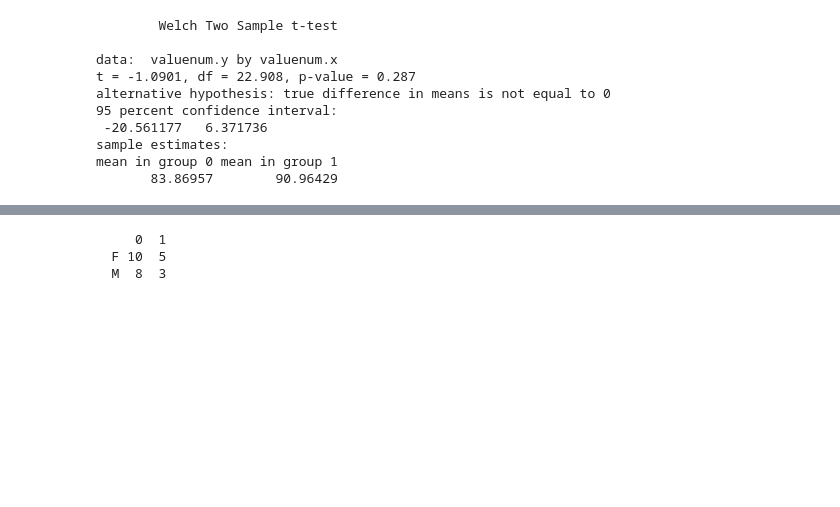
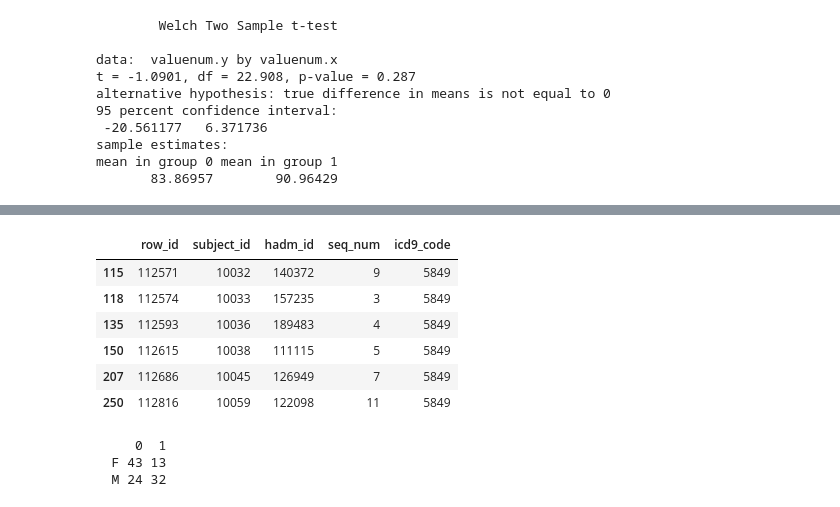
Before and after one commit to fvillena/matbio, a Jupyter notebook: 4-inference.ipynb, the cells around one changed output, grey strips where cells are left out. Drawn from its saved outputs; the diff is of its cells as text; code cells hidden in the pictures; blank space fills up the shorter version.

```diff
--- a/4-inference.ipynb
+++ b/4-inference.ipynb
@@ -221,0 +200,14 @@ head(pain_gender)
+# %%
+diagnoses = read.csv("data/DIAGNOSES_ICD.csv")
+# %%
+dis_id = 5849
+dis = diagnoses[diagnoses$icd9_code == dis_id,]
+head(dis)
+# %% [output]
+|  | row_id | subject_id | hadm_id | seq_num | icd9_code |
+| 115 | 112571 | 10032 | 140372 | 9 | 5849 |
+| 118 | 112574 | 10033 | 157235 | 3 | 5849 |
+| 135 | 112593 | 10036 | 189483 | 4 | 5849 |
+| 150 | 112615 | 10038 | 111115 | 5 | 5849 |
+| 207 | 112686 | 10045 | 126949 | 7 | 5849 |
+| 250 | 112816 | 10059 | 122098 | 11 | 5849 |
@@ -222,10 +217,10 @@ head(pain_gender)
 # %%
-contingency_table = table(pain_gender$gender, as.factor(pain_gender$valuenum))
+contingency_table = table(dis_gender$gender, dis_gender$ill)
 contingency_table
 # %% [output]
      0  1
-  F 10  5
-  M  8  3
+  F 43 13
+  M 24 32
 # %%
 fisher.test(contingency_table)
 # %% [output]
```
Also changed, not shown: parts of 4 cells of this notebook.
